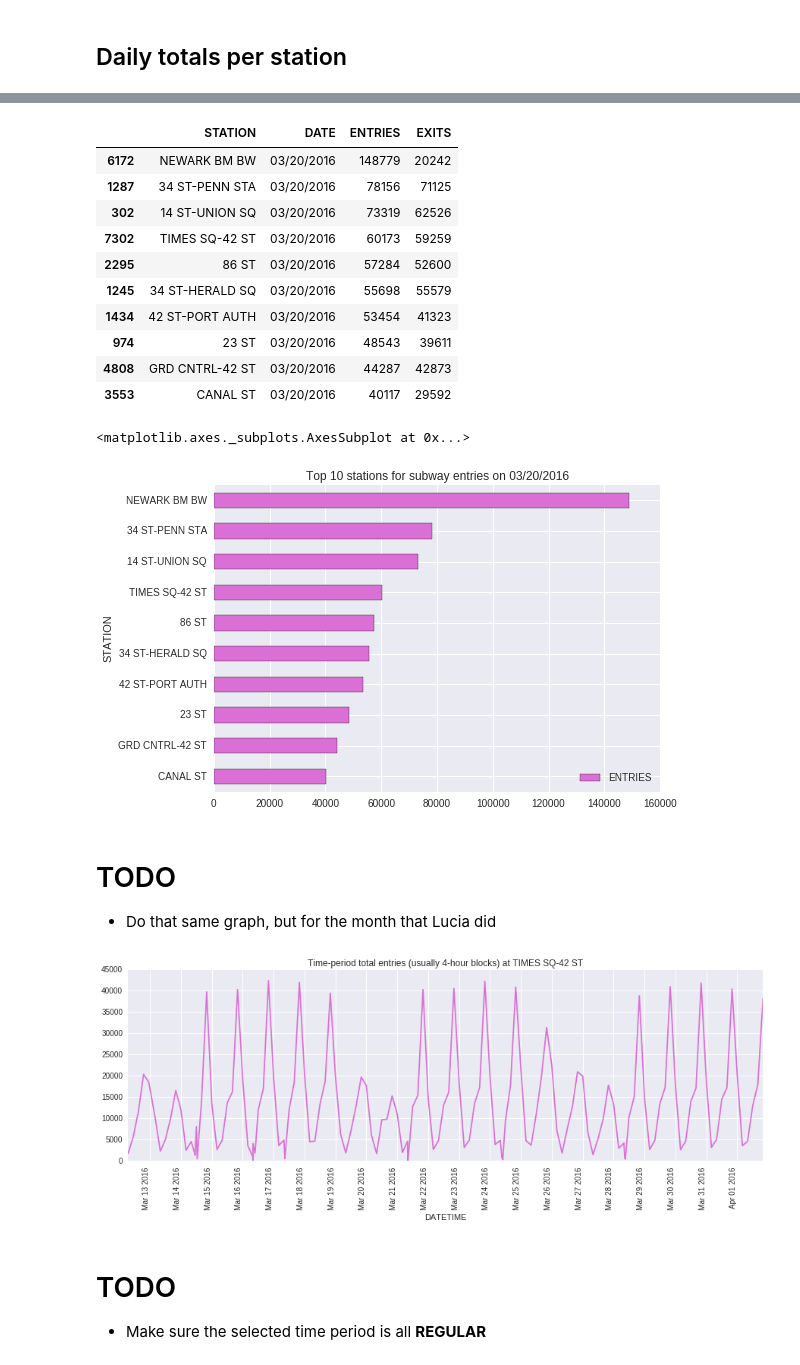
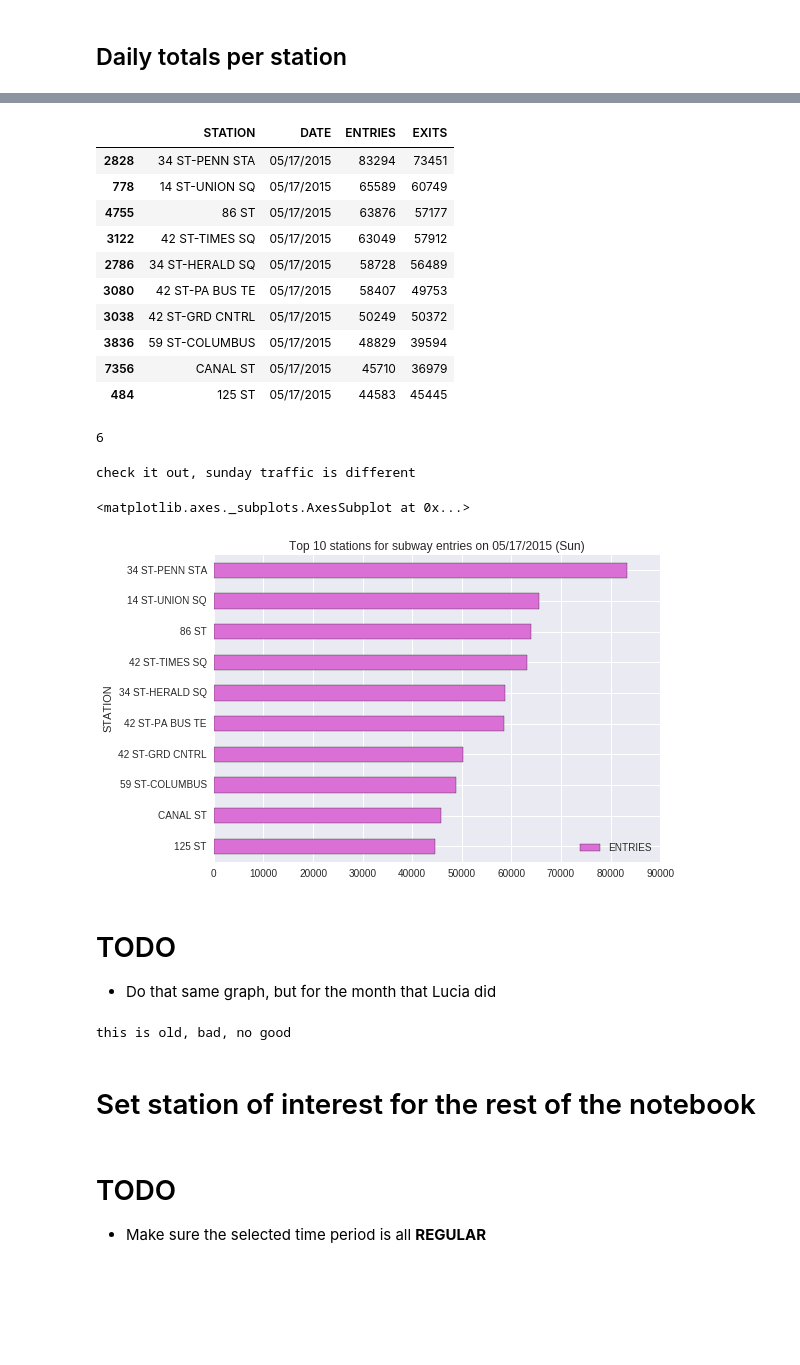
Before and after one commit to IanLondon/MTA-analysis, a Jupyter notebook: ian-benson-pandas.ipynb, the cells around one changed output, grey strips where cells are left out. Saved outputs shown, nothing was run; the diff lists cells and outputs as text; code cells hidden in the pictures; blank space fills up the shorter version.

```diff
--- a/ian-benson-pandas.ipynb
+++ b/ian-benson-pandas.ipynb
@@ -259,49 +280,59 @@ daily_station_totals.head()
 # %%
 # find top stations for ENTRIES on date of interest
-date_of_interest = '03/20/2016'
+date_of_interest = '05/17/2015' # a Sunday
 top_daily_entries = daily_station_totals[daily_station_totals['DATE'] == date_of_interest].sort_values(by='ENTRIES', ascending=False).head(10)
 top_daily_entries
 # %% [output]
 |  | STATION | DATE | ENTRIES | EXITS |
-| 6172 | NEWARK BM BW | 03/20/2016 | 148779 | 20242 |
-| 1287 | 34 ST-PENN STA | 03/20/2016 | 78156 | 71125 |
-| 302 | 14 ST-UNION SQ | 03/20/2016 | 73319 | 62526 |
-| 7302 | TIMES SQ-42 ST | 03/20/2016 | 60173 | 59259 |
-| 2295 | 86 ST | 03/20/2016 | 57284 | 52600 |
-| 1245 | 34 ST-HERALD SQ | 03/20/2016 | 55698 | 55579 |
-| 1434 | 42 ST-PORT AUTH | 03/20/2016 | 53454 | 41323 |
-| 974 | 23 ST | 03/20/2016 | 48543 | 39611 |
-| 4808 | GRD CNTRL-42 ST | 03/20/2016 | 44287 | 42873 |
-| 3553 | CANAL ST | 03/20/2016 | 40117 | 29592 |
+| 2828 | 34 ST-PENN STA | 05/17/2015 | 83294 | 73451 |
+| 778 | 14 ST-UNION SQ | 05/17/2015 | 65589 | 60749 |
+| 4755 | 86 ST | 05/17/2015 | 63876 | 57177 |
+| 3122 | 42 ST-TIMES SQ | 05/17/2015 | 63049 | 57912 |
+| 2786 | 34 ST-HERALD SQ | 05/17/2015 | 58728 | 56489 |
+| 3080 | 42 ST-PA BUS TE | 05/17/2015 | 58407 | 49753 |
+| 3038 | 42 ST-GRD CNTRL | 05/17/2015 | 50249 | 50372 |
+| 3836 | 59 ST-COLUMBUS | 05/17/2015 | 48829 | 39594 |
+| 7356 | CANAL ST | 05/17/2015 | 45710 | 36979 |
+| 484 | 125 ST | 05/17/2015 | 44583 | 45445 |
+# %%
+doi = pd.to_datetime(date_of_interest)
+doi.dayofweek
+# %% [output]
+6
 # %%
+print 'check it out, sunday traffic is different'
+
 # for some reason you have to make ascending=True to make barh in descending order...
 top_daily_entries.sort_values(by='ENTRIES', ascending=True).plot.barh(x='STATION',
     y='ENTRIES',
-    title='Top 10 stations for subway entries on %s' % date_of_interest,
+    title='Top 10 stations for subway entries on %s (%s)' % (date_of_interest, days_mapper[pd.to_datetime(date_of_interest).dayofweek]),
     color='orchid',
     legend=True)
 # %% [output]
-<matplotlib.axes._subplots.AxesSubplot at 0x...>
+check it out, sunday traffic is different
+<matplotlib.axes._subplots.AxesSubplot at 0x...>
-[figure, old version]
+[figure, new version]
 # %% [markdown]
 # TODO
 * Do that same graph, but for the month that Lucia did
 # %%
-station_of_interest = 'TIMES SQ-42 ST'
+print 'this is old, bad, no good'
 
-fig, ax = plt.subplots(figsize=[15,5])
+# fig, ax = plt.subplots(figsize=[15,5])
 
-station_period_totals[station_period_totals['STATION'] == station_of_interest][['DATETIME','ENTRIES']].plot(
-    title='Time-period total entries (usually 4-hour blocks) at %s' % station_of_interest,
-    x='DATETIME',
-    y='ENTRIES',
-    legend=False,
-    color='orchid',
-    rot=90,
-    ax=ax)
+# station_period_totals[station_period_totals['STATION'] == station_of_interest][['DATETIME','ENTRIES']].plot(
+#     title='Time-period total entries (usually 4-hour blocks) at %s' % station_of_interest,
+#     x='DATETIME',
+#     y='ENTRIES',
+#     legend=False,
+#     color='orchid',
+#     rot=90,
+#     ax=ax)
 
-ax.xaxis.set_major_locator(ticker.MultipleLocator(1))
+# ax.xaxis.set_major_locator(ticker.MultipleLocator(1))
 
-plt.show()
+# plt.show()
 # %% [output]
-[figure, removed]
+this is old, bad, no good
+# %% [markdown]
+# Set station of interest for the rest of the notebook
```
Also changed, not shown: parts of 37 cells of this notebook, 4 other files.
